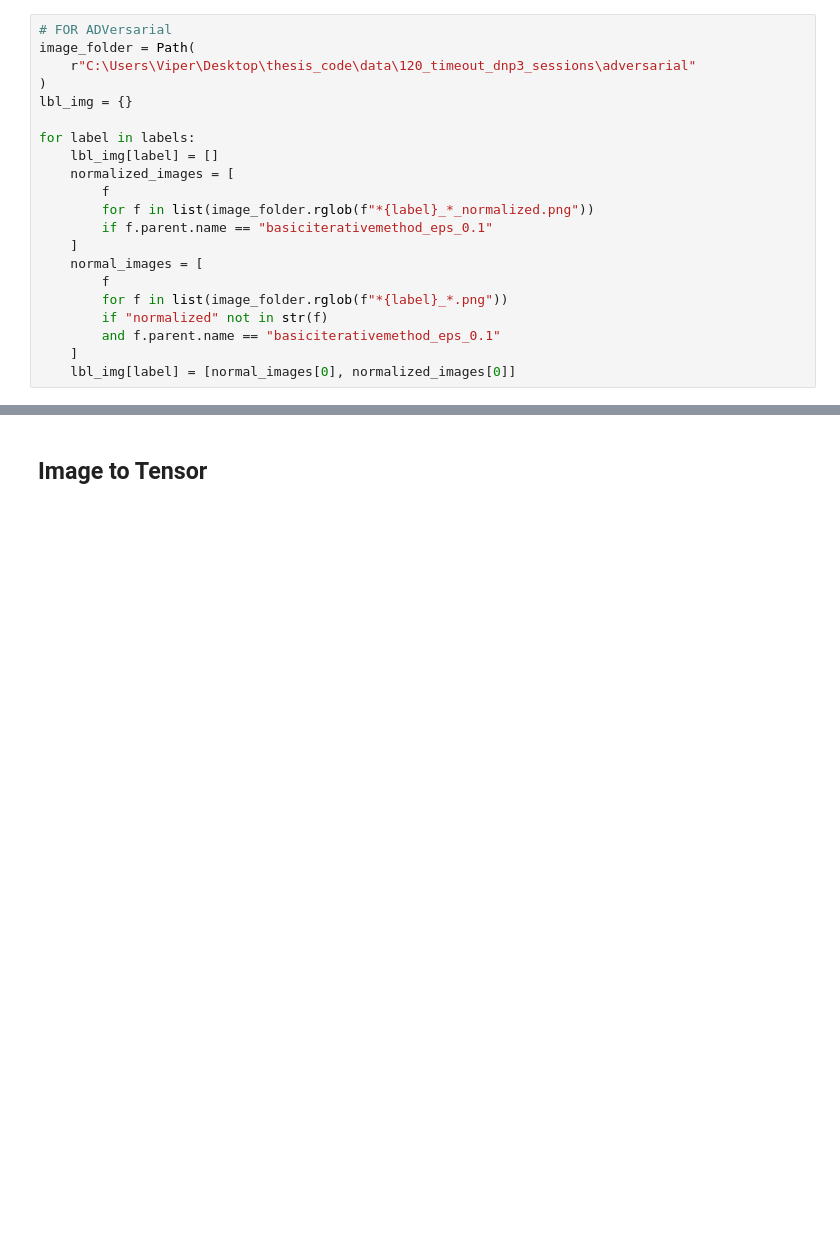
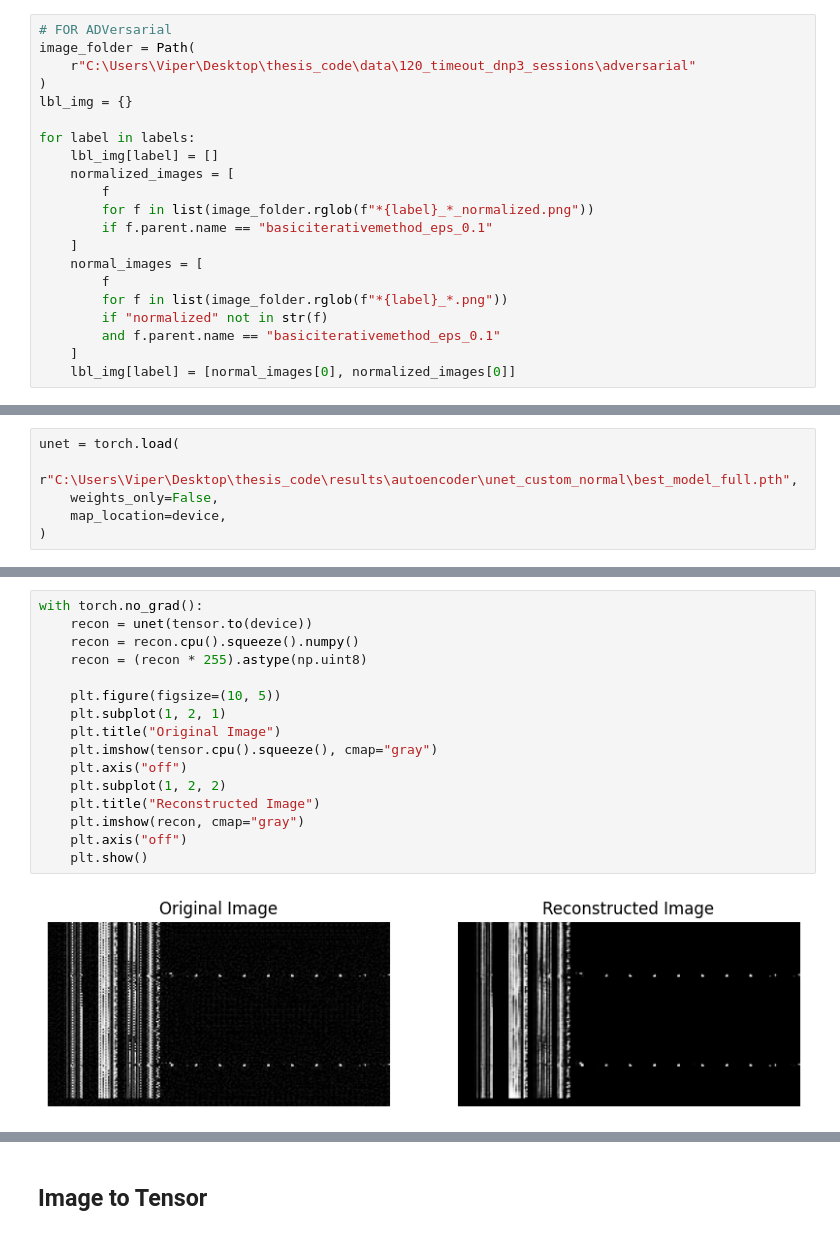
Before and after one commit to cs7org/i7-IDS, a Jupyter notebook: notebooks/image_feature_importance.ipynb, the cells around one changed output, grey strips where cells are left out. Cells and saved outputs as stored; diff of their text form; blank space fills up the shorter version.

```diff
--- a/notebooks/image_feature_importance.ipynb
+++ b/notebooks/image_feature_importance.ipynb
@@ -110,0 +113,6 @@ Estimated Total Size (MB): 92.85
+# %%
+unet = torch.load(
+    r"C:\Users\Viper\Desktop\thesis_code\results\autoencoder\unet_custom_normal\best_model_full.pth",
+    weights_only=False,
+    map_location=device,
+)
@@ -110,0 +191,18 @@ Estimated Total Size (MB): 92.85
+# %%
+with torch.no_grad():
+    recon = unet(tensor.to(device))
+    recon = recon.cpu().squeeze().numpy()
+    recon = (recon * 255).astype(np.uint8)
+
+    plt.figure(figsize=(10, 5))
+    plt.subplot(1, 2, 1)
+    plt.title("Original Image")
+    plt.imshow(tensor.cpu().squeeze(), cmap="gray")
+    plt.axis("off")
+    plt.subplot(1, 2, 2)
+    plt.title("Reconstructed Image")
+    plt.imshow(recon, cmap="gray")
+    plt.axis("off")
+    plt.show()
+# %% [output]
+[figure, added]
```
Also changed, not shown: parts of 6 cells of this notebook, 2 other files.
